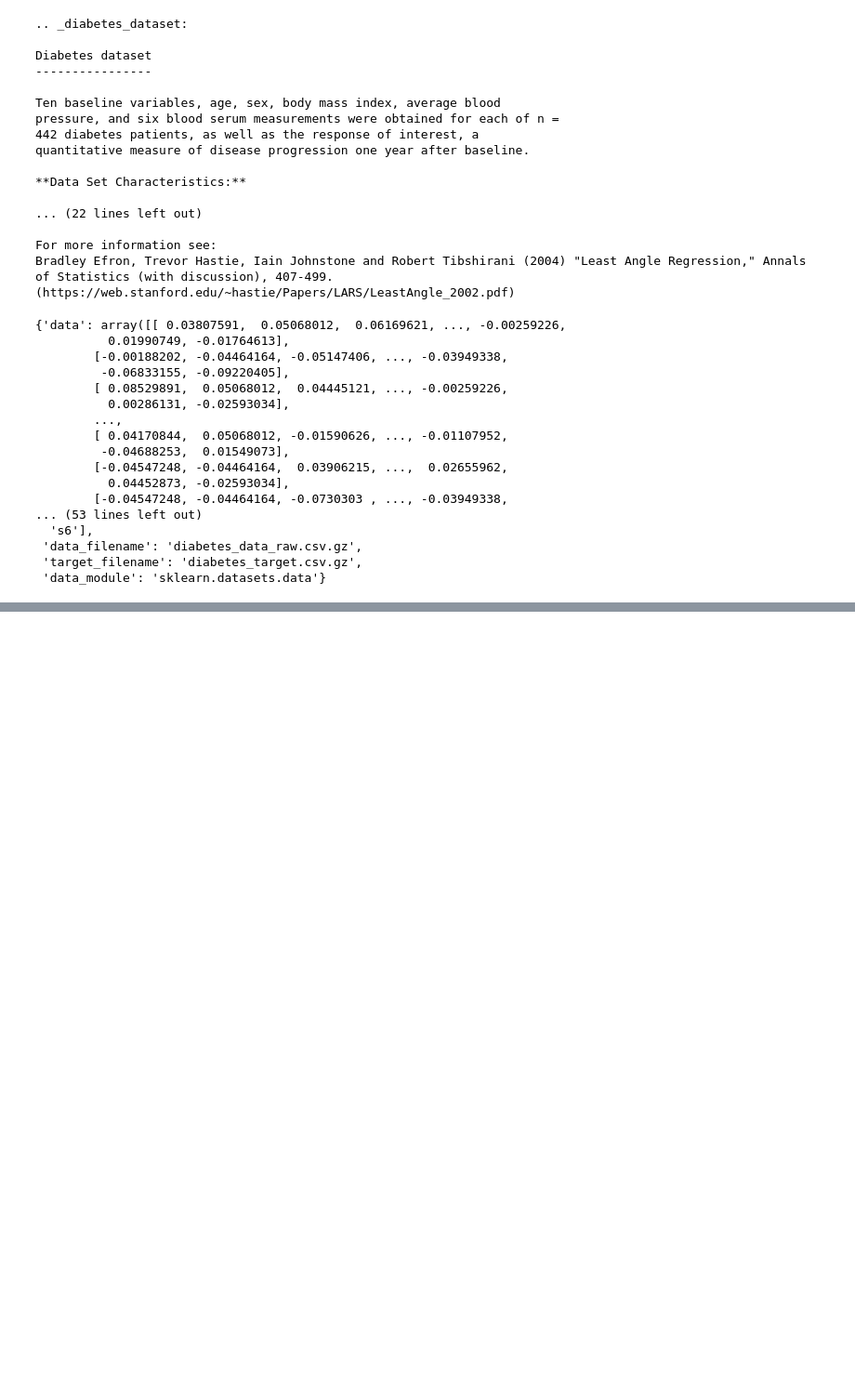
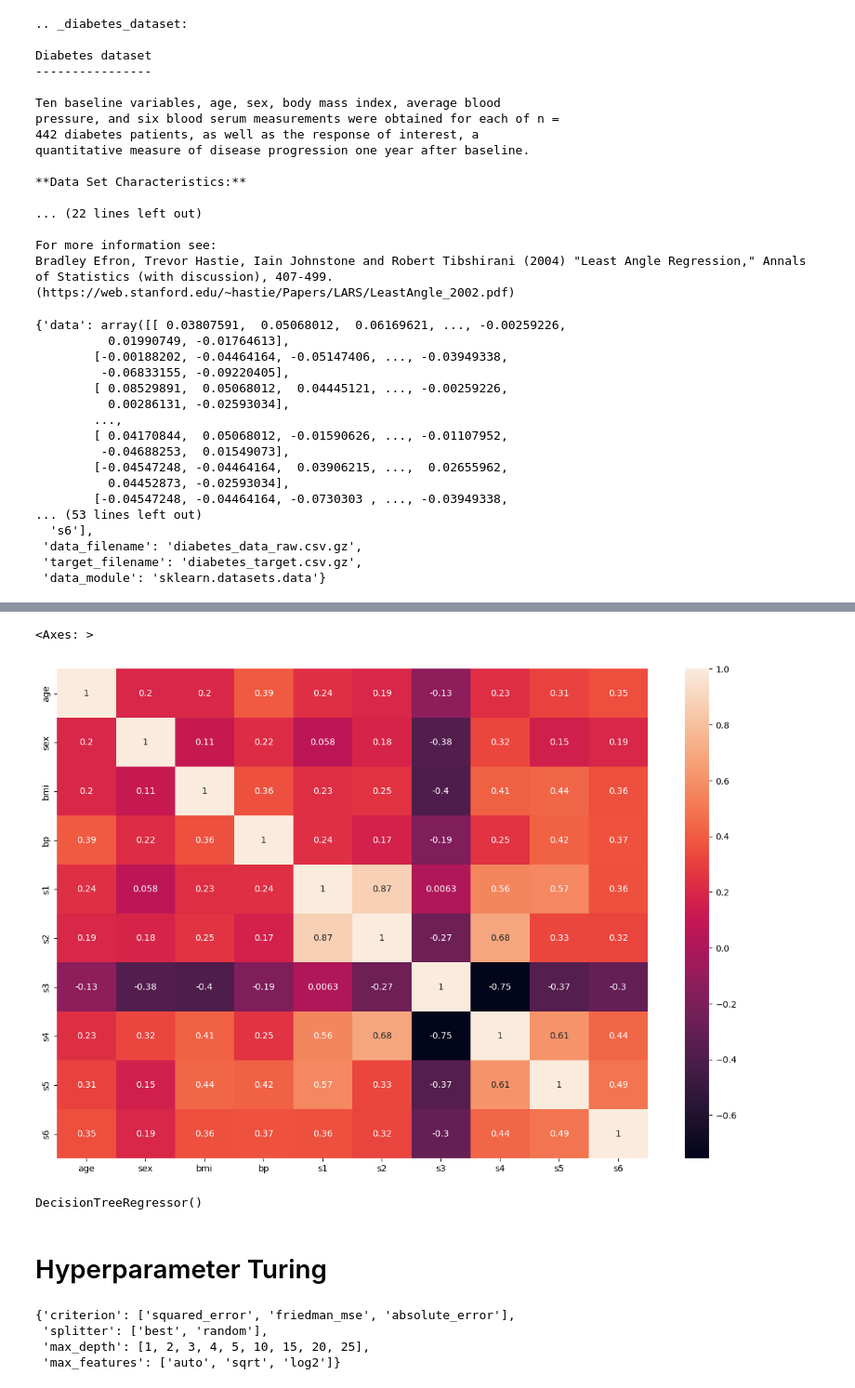
Before and after one commit to rahul-coo/Decision_Tree, a Jupyter notebook: Diabetic_Prediction.ipynb, the cells around one changed output, grey strips where cells are left out. Shown at 93% size. Drawn from its saved outputs; the diff is of its cells as text; code cells hidden in the pictures; blank space fills up the shorter version.

```diff
--- a/Diabetic_Prediction.ipynb
+++ b/Diabetic_Prediction.ipynb
@@ -57,0 +65,7 @@ df_diabetes.head()
+# %%
+## Independent and dependent features
+X=df_diabetes
+y=dataset['target']
+# %%
+from sklearn.model_selection import train_test_split
+X_train,X_test,y_train,y_test=train_test_split(X,y,test_size=0.3,random_state=10)
@@ -57,0 +96,16 @@ df_diabetes.head()
+# %%
+import seaborn as sns
+import matplotlib.pyplot as plt
+plt.figure(figsize=(15,10))
+sns.heatmap(X_train.corr(),annot=True)
+# %% [output]
+<Axes: >
+[figure, added]
+# %%
+from sklearn.tree import DecisionTreeRegressor
+regressor=DecisionTreeRegressor()
+regressor.fit(X_train,y_train)
+# %% [output]
+DecisionTreeRegressor()
+# %% [markdown]
+# Hyperparameter Turing
@@ -57,0 +119,7 @@ df_diabetes.head()
+# %%
+param
+# %% [output]
+{'criterion': ['squared_error', 'friedman_mse', 'absolute_error'],
+ 'splitter': ['best', 'random'],
+ 'max_depth': [1, 2, 3, 4, 5, 10, 15, 20, 25],
+ 'max_features': ['auto', 'sqrt', 'log2']}
```
Also changed, not shown: parts of 15 cells of this notebook.
